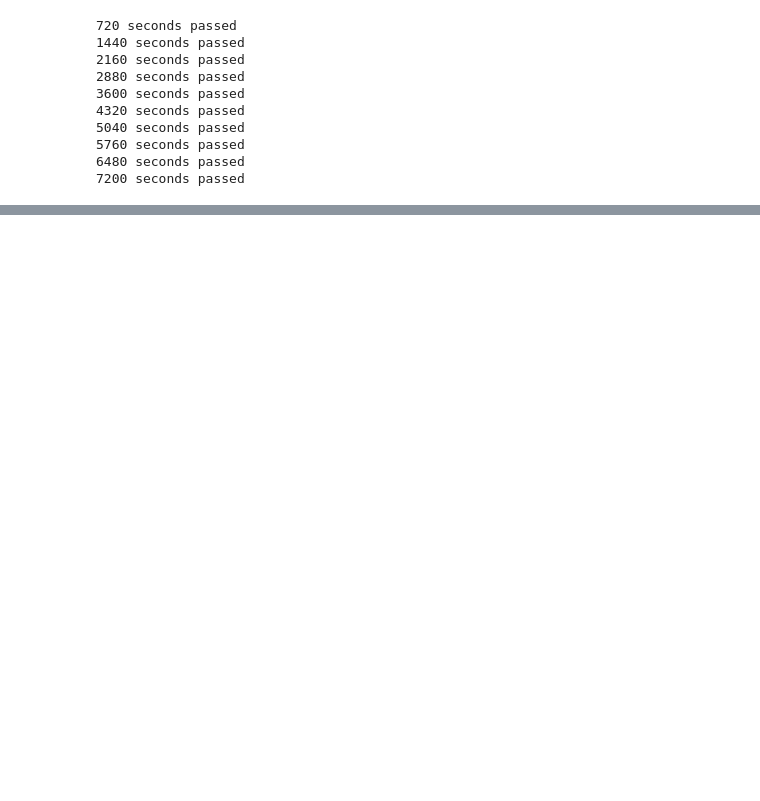
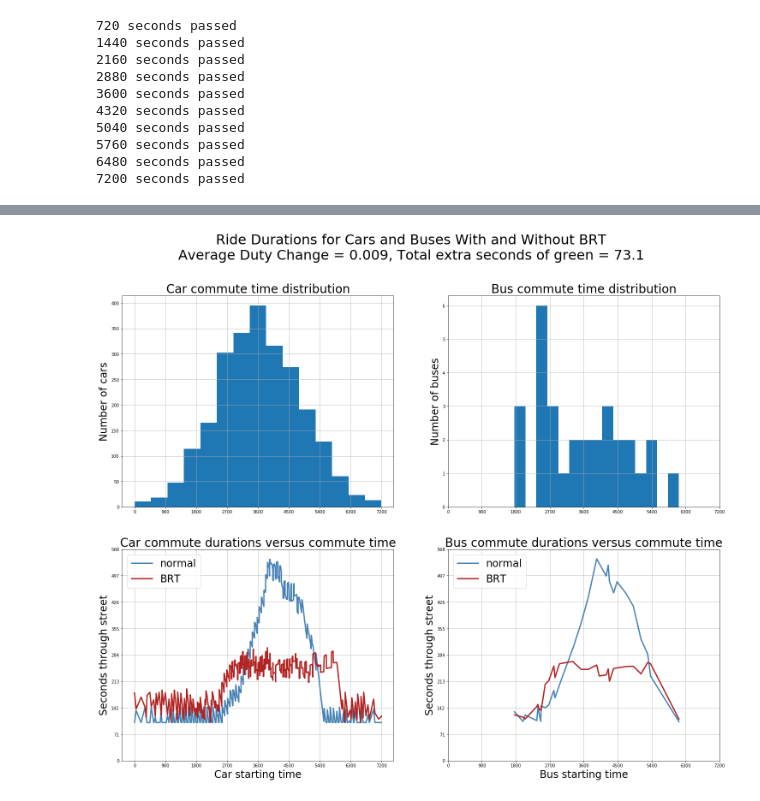
Before and after one commit to OKRobot/RoadSimulator, a Jupyter notebook: Traffic Simulator.ipynb, the cells around one changed output, grey strips where cells are left out. Cells and saved outputs as stored; diff of their text form; code cells hidden in the pictures; blank space fills up the shorter version.

```diff
--- a/Traffic Simulator.ipynb
+++ b/Traffic Simulator.ipynb
@@ -487,3 +488,12 @@ BRT_CAR_QUEUE_DURATIONS = copy.copy(CAR_QUEUE_DURATIONS)
 BRT_BUS_DURATIONS = copy.copy(BUS_DURATIONS)
 BRT_BUS_STOP_DURATIONS = copy.copy(BUS_STOP_DURATIONS)
 BRT_BUS_QUEUE_DURATIONS = copy.copy(BUS_QUEUE_DURATIONS)
+
+BRT_TIME_GREEN = copy.copy(TIME_GREEN)
+BRT_TIME_RED = copy.copy(TIME_RED)
+BRT_EFFECTIVE_DUTY = copy.copy(EFFECTIVE_DUTY)
+# %%
+for i in range(len(BRT_TIME_GREEN)):
+    BRT_EFFECTIVE_DUTY[i] = BRT_TIME_GREEN[i]/(BRT_TIME_GREEN[i]+BRT_TIME_RED[i])
+    print("Light: {}, Time green: {}, Time red: {}, Effective duty: {}".format(i, \
+            int(BRT_TIME_GREEN[i]), int(BRT_TIME_RED[i]), BRT_EFFECTIVE_DUTY[i]))
@@ -567,6 +575,7 @@ BUS_QUEUE_DURATIONS = []
 # globals to store light information
 TIME_GREEN = [0]*len(LIGHT_LOCATIONS)
 TIME_RED = [0]*len(LIGHT_LOCATIONS)
+EFFECTIVE_DUTY = [0]*len(LIGHT_LOCATIONS)
 # %%
 BRT = False
 road = Road(LIGHT_LOCATIONS, LIGHT_DUTIES, LIGHT_CYCLES, LIGHT_PHASES, NUM_LANES)
@@ -637,0 +650,5 @@ print(TIME_RED)
+# %%
+for i in range(len(TIME_GREEN)):
+    EFFECTIVE_DUTY[i] = TIME_GREEN[i]/(TIME_GREEN[i]+TIME_RED[i])
+    print("Light: {}, Time green: {}, Time red: {}, Effective duty: {}".format(i, \
+            int(TIME_GREEN[i]), int(TIME_RED[i]), EFFECTIVE_DUTY[i]))
@@ -645,0 +798,76 @@ plt.boxplot([BUS_STOP_DURATIONS, BRT_BUS_STOP_DURATIONS])
+# %%
+x_lims = np.linspace(0,SIMULATION_DURATION, 9)
+y_max = round(max(CAR_DURATIONS))*1.05
+y_lims = np.linspace(0,y_max - (y_max % 8),9)
+
+plt.subplots(figsize = [25,20])
+plt.suptitle("Ride Durations for Cars and Buses With and Without BRT\nAverage Duty Change = {}, Total extra seconds of green = {}".format(round(np.mean(BRT_EFFECTIVE_DUTY)-np.mean(EFFECTIVE_DUTY),3),round(np.mean(BRT_TIME_GREEN)-np.mean(TIME_GREEN),3)), fontsize=32)
+
+
+plt.subplot(2,2,1)
+plt.hist(car_start_times, bins=15)
+plt.ylabel("Number of cars", fontsize=24)
+plt.xticks(x_lims)
+plt.grid(True)
+plt.title("Car commute time distribution", fontsize = 28)
+
+plt.subplot(2,2,2)
+plt.hist(bus_start_times, bins=15)
+plt.ylabel("Number of buses", fontsize=24)
+plt.xticks(x_lims)
+plt.grid(True)
+plt.title("Bus commute time distribution", fontsize = 28)
+
+plt.subplot(2,2,3)
+plt.plot(car_start_times, CAR_DURATIONS, label='normal', color='steelblue', linewidth=3)
+plt.plot(car_start_times, BRT_CAR_DURATIONS, label='BRT', color='firebrick', linewidth=3)
+plt.xlabel("Car starting time",fontsize=24)
+plt.ylabel("Seconds through street",fontsize=24)
+plt.xticks(x_lims)
+plt.yticks(y_lims)
+plt.legend(loc='upper left', fontsize=24)
+plt.grid(True)
+plt.title("Car commute durations versus commute time", fontsize = 28)
+
+plt.subplot(2,2,4)
+plt.plot(bus_start_times, BUS_DURATIONS, label='normal', color='steelblue', linewidth=3)
+plt.plot(bus_start_times, BRT_BUS_DURATIONS, label='BRT', color='firebrick', linewidth=3)
+plt.xlabel("Bus starting time",fontsize=24)
+plt.ylabel("Seconds through street",fontsize=24)
+plt.xticks(x_lims)
+plt.yticks(y_lims)
+plt.legend(loc='upper left', fontsize=24)
+plt.grid(True)
+plt.title("Bus commute durations versus commute time", fontsize = 28)
+
+# plt.subplot(4,2,5)
+# plt.plot(car_start_times, CAR_STOP_DURATIONS, label='normal', color='steelblue')
+# plt.plot(car_start_times, BRT_CAR_STOP_DURATIONS, label='BRT', color='firebrick')
+# plt.xlabel("Car starting time (seconds)",fontsize=24)
+# plt.ylabel("Seconds stopped",fontsize=24)
+# plt.legend(loc='upper left')
+# plt.title("Car time stopped versus commute time", fontsize = 28)
+
+# plt.subplot(4,2,6)
+# plt.plot(bus_start_times, BUS_STOP_DURATIONS, label='normal', color='steelblue')
+# plt.plot(bus_start_times, BRT_BUS_STOP_DURATIONS, label='BRT', color='firebrick')
+# plt.xlabel("Bus starting time (seconds)",fontsize=24)
+# plt.ylabel("Seconds stopped",fontsize=24)
+# plt.legend(loc='upper left')
+# plt.title("Bus time stopped versus commute time", fontsize = 28)
+
+
+# plt.subplot(4,2,7)
+# plt.plot(car_start_times, CAR_QUEUE_DURATIONS)
+# plt.xlabel("Starting time",fontsize=24)
+# plt.ylabel("Seconds queued",fontsize=24)
+
+# plt.subplot(4,2,8)
+# plt.plot(bus_start_times, BUS_QUEUE_DURATIONS)
+# plt.xlabel("Starting time",fontsize=24)
+# plt.ylabel("Seconds queued",fontsize=24)
+
+
+plt.show()
+# %% [output]
+[figure, added]
```
Also changed, not shown: parts of 13 cells of this notebook.
